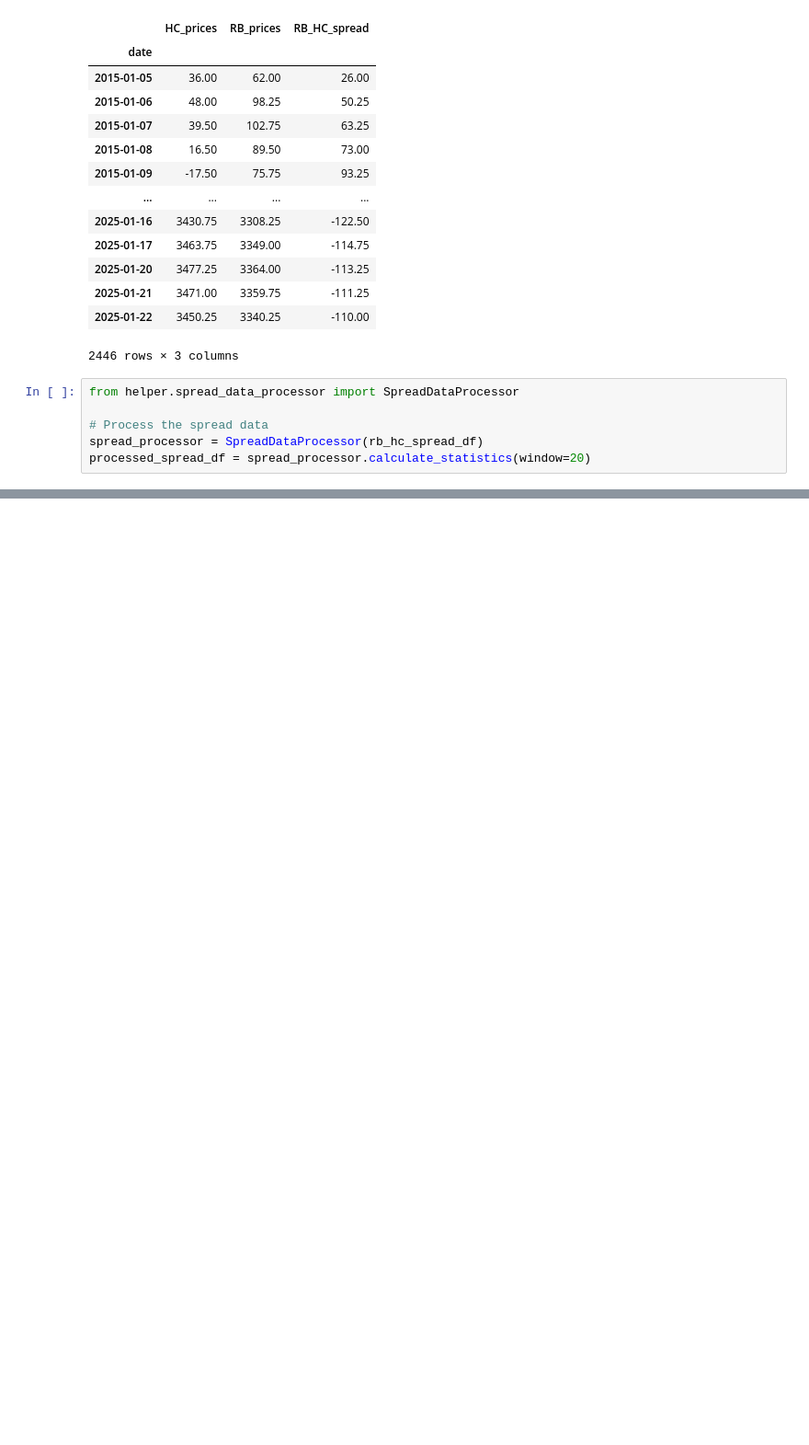
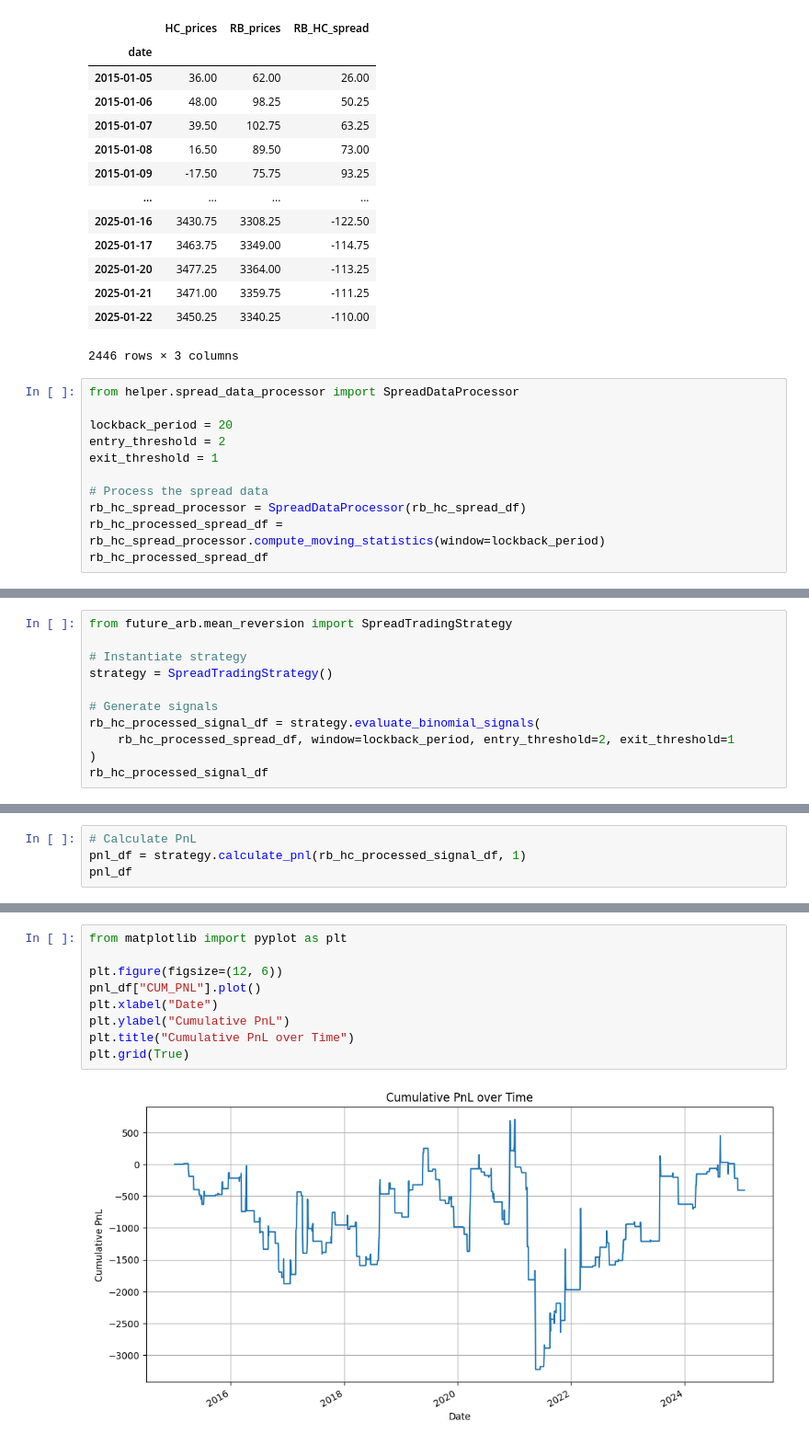
Before and after one commit to yanzhizhang/FICC_QIS, a Jupyter notebook: RB_HC.ipynb, the cells around one changed output, grey strips where cells are left out. Shown at 92% size. Cells and saved outputs as stored; diff of their text form; blank space fills up the shorter version.

```diff
--- a/RB_HC.ipynb
+++ b/RB_HC.ipynb
@@ -32,6 +32,11 @@ rb_hc_spread_df
 # %%
 from helper.spread_data_processor import SpreadDataProcessor
 
+lockback_period = 20
+entry_threshold = 2
+exit_threshold = 1
+
 # Process the spread data
-spread_processor = SpreadDataProcessor(rb_hc_spread_df)
-processed_spread_df = spread_processor.calculate_statistics(window=20)
+rb_hc_spread_processor = SpreadDataProcessor(rb_hc_spread_df)
+rb_hc_processed_spread_df = rb_hc_spread_processor.compute_moving_statistics(window=lockback_period)
+rb_hc_processed_spread_df
@@ -97,0 +58,11 @@ plt.show()
+# %%
+from future_arb.mean_reversion import SpreadTradingStrategy
+
+# Instantiate strategy
+strategy = SpreadTradingStrategy()
+
+# Generate signals
+rb_hc_processed_signal_df = strategy.evaluate_binomial_signals(
+    rb_hc_processed_spread_df, window=lockback_period, entry_threshold=2, exit_threshold=1
+)
+rb_hc_processed_signal_df
@@ -97,0 +84,4 @@ plt.show()
+# %%
+# Calculate PnL
+pnl_df = strategy.calculate_pnl(rb_hc_processed_signal_df, 1)
+pnl_df
@@ -97,0 +103,11 @@ plt.show()
+# %%
+from matplotlib import pyplot as plt
+
+plt.figure(figsize=(12, 6))
+pnl_df["CUM_PNL"].plot()
+plt.xlabel("Date")
+plt.ylabel("Cumulative PnL")
+plt.title("Cumulative PnL over Time")
+plt.grid(True)
+# %% [output]
+[figure, added]
```
Also changed, not shown: parts of 10 cells of this notebook, 5 other files.
